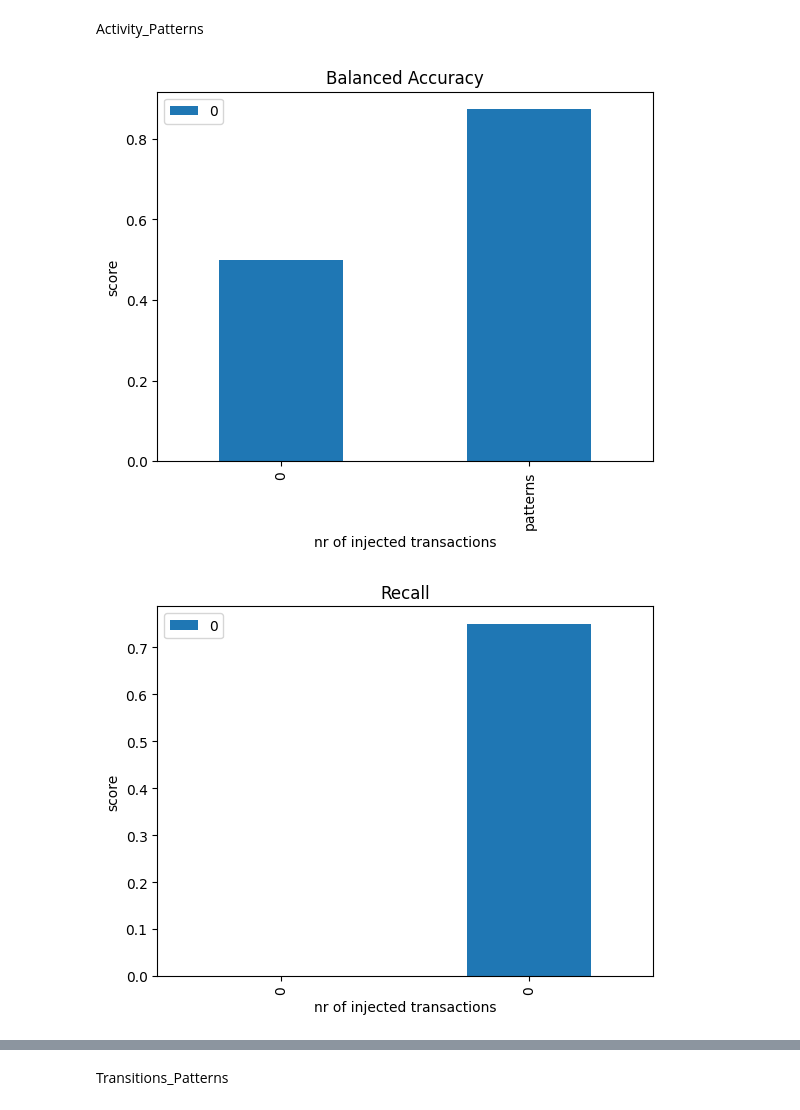
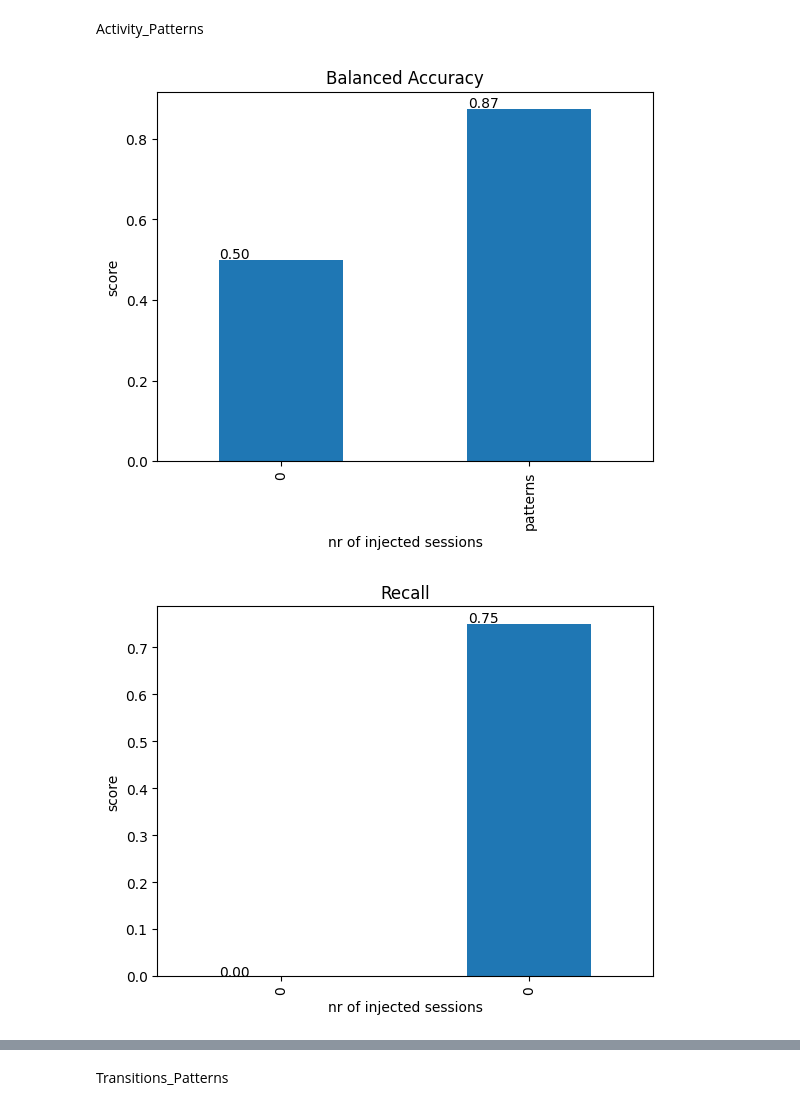
Before and after one commit to kaspergff/Thesis_anomaly_generation, a Jupyter notebook: Replaced/results.ipynb, the cells around one changed output, grey strips where cells are left out. Drawn from its saved outputs; the diff is of its cells as text; code cells hidden in the pictures.

```diff
--- a/Replaced/results.ipynb
+++ b/Replaced/results.ipynb
@@ -32,14 +36,21 @@ def plot_column(csv,column, title, col='injected'):
     plt.show()
 # %%
 # function to create a bar plot for a specific column, per deviation_rate
-def plot_column_bar(csv,column, title,col='injected'):
+def plot_column_bar(csv,column, title,col='injected',legend=True):
     csv = csv[csv['injected'] != 5000]
     fig, ax = plt.subplots()
     for deviation_rate in csv.deviation_rate.unique():
         csv[csv.deviation_rate == deviation_rate].plot.bar(x=col, y=column, ax=ax, label=deviation_rate)
     ax.set_title(title)
-    ax.set_xlabel("nr of injected transactions")
+    ax.set_xlabel("nr of injected sessions")
     ax.set_ylabel('score')
+    if legend:
+        ax.legend(loc='best')
+    else:
+        ax.get_legend().remove()
+    # add value on bar chart .02 decimal
+    for p in ax.patches:
+        ax.annotate(format(p.get_height(), '.2f'), (p.get_x() * 1.005, p.get_height() * 1.005))
     plt.show()
 # %% [markdown]
 transitions
@@ -80,10 +91,10 @@ roc = plot_column(sample,'roc_auc_score','area under ROC curve')
 # %% [markdown]
 Activity_Patterns
 # %%
-balanced_accuracy = plot_column_bar(Activity_Patterns,'ball_acc',"Balanced Accuracy")
-recall = plot_column_bar(Activity_Patterns,'recall',"Recall",'deviation_rate')
-precision = plot_column_bar(Activity_Patterns,'precision',"Precision")
-roc = plot_column_bar(Activity_Patterns,'roc_auc_score','area under ROC curve')
+balanced_accuracy = plot_column_bar(Activity_Patterns,'ball_acc',"Balanced Accuracy",legend=False)
+recall = plot_column_bar(Activity_Patterns,'recall',"Recall",'deviation_rate',legend=False)
+precision = plot_column_bar(Activity_Patterns,'precision',"Precision",legend=False)
+roc = plot_column_bar(Activity_Patterns,'roc_auc_score','area under ROC curve',legend=False)
 # %% [output]
-[figure, old version]
+[figure, new version]
-[figure, old version]
+[figure, new version]
```
Also changed, not shown: parts of 6 cells of this notebook, 3 other files.
